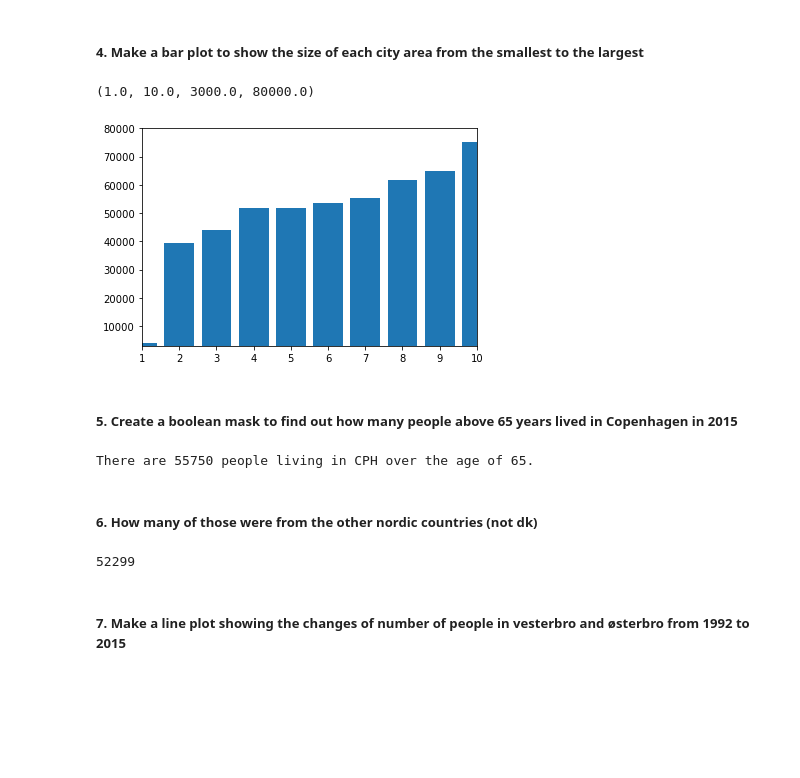
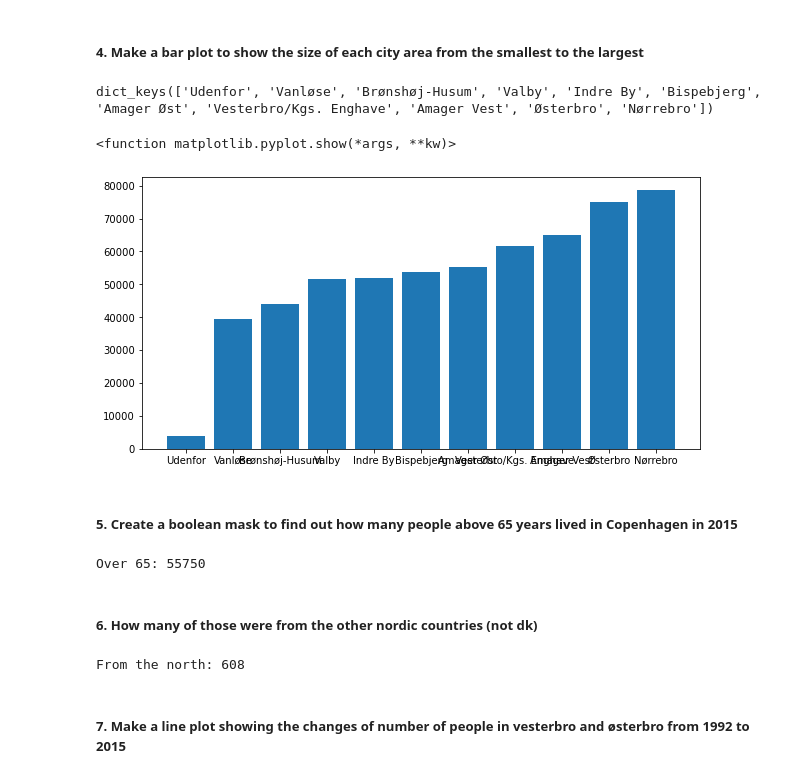
Before and after one commit to MiaSimone/Python_hand_in, a Jupyter notebook: Week_4.ipynb, the cells around one changed output. Cells and saved outputs as stored; diff of their text form; code cells hidden in the pictures; blank space fills up the shorter version.

```diff
--- a/Week_4.ipynb
+++ b/Week_4.ipynb
@@ -31,21 +31,3 @@ neighb
  99: 'Udenfor'}
 # %% [markdown]
 ##### 3. Find out how many people lived in each of the 11 areas in 2015
-# %%
-dd = bef_stats_df
-#mask = (dd[:,0] == 2015) & (dd[:,1] == 1)
-
-people_amount = []
-
-keys = []
-values = []
-for key in neighb:
-    keys.append(key)
-    values.append(neighb[key])
-
-for key in keys:
-    mask = (dd[:,0] == 2015) & (dd[:,1] == key)
-    people_amount.append(np.sum(dd[mask][:,4]))
-
-
-print('Population in each area: \n' + str(people_amount))
@@ -54,0 +34,12 @@ Population in each area:
+# %%
+dd = bef_stats_df
+
+mask_year = dd[:,0] == 2015
+year_arr = dd[mask_year]
+
+people_amount = {}
+
+for key in neighb:
+    people_amount[neighb[key]] = year[year[:,1] == key][:,-1].sum()
+
+people_amount
@@ -57,41 +60,40 @@ Population in each area:
 # %%
 # Asuming by 'size' it means the size of the population
 
-import matplotlib.pyplot as plt
+import matplotlib.pylab as plt
 
-people_amount.sort()
+sorted_as_tuples = sorted(people_amount.items(), key=lambda item: item[1])
+people_amount = {k: v for k, v in sorted_as_tuples}
 
-plt.bar(list(set(dd[:,1])), people_amount)
-plt.axis([1,10,3000,80000])
+plt.figure(figsize = (10, 5))
+plt.bar(people_amount.keys(), people_amount.values())
+plt.show
 # %% [output]
-(1.0, 10.0, 3000.0, 80000.0)
+dict_keys(['Udenfor', 'Vanløse', 'Brønshøj-Husum', 'Valby', 'Indre By', 'Bispebjerg', 'Amager Øst', 'Vesterbro/Kgs. Enghave', 'Amager Vest', 'Østerbro', 'Nørrebro'])
+<function matplotlib.pyplot.show(*args, **kw)>
-[figure, old version]
+[figure, new version]
 # %% [markdown]
 ##### 5. Create a boolean mask to find out how many people above 65 years lived in Copenhagen in 2015
 # %%
-bool_mask = (dd[:,0] == 2015) & (dd[:,2] > 65)
+over_65 = dd[(dd[:, 2] > 65) & mask_year]
 
-# Alder: col 2 = 65
-# copenhagen: col 1 = sum of 1-10
-# aar: col 0 = 2015
+print('Over 65:', over_65[:, -1].sum())
 
-old_people = np.sum(dd[bool_mask][:,4])
-
-print('There are',old_people, 'people living in CPH over the age of 65.')
+# bool_mask = (dd[:,0] == 2015) & (dd[:,2] > 65)
+# # Alder: col 2 = 65
+# # copenhagen: col 1 = sum of 1-10
+# # aar: col 0 = 2015
+# old_people = np.sum(dd[bool_mask][:,4])
+# print('There are',old_people, 'people living in CPH over the age of 65.')
 # %% [output]
-There are 55750 people living in CPH over the age of 65.
+Over 65: 55750
 # %% [markdown]
 ##### 6. How many of those were from the other nordic countries (not dk)
-# %%
-# Danes (STATKODE == 5100)
-
-bool_mask2 = (dd[:,2] > 65) & (dd[:,0] == 2015) & (dd[:,3] == 5100)
-
-old_people_danes = np.sum(dd[bool_mask2][:,4])
-
-print(old_people_danes)
-# %% [output]
-52299
+# %%
+north = [5101, 5104, 5106, 5107, 5110, 5120, 5901, 5902]
+print('From the north:', over_65[np.in1d(over_65[:, 3], north)][:, -1].sum())
+# %% [output]
+From the north: 608
 # %% [markdown]
 ##### 7. Make a line plot showing the changes of number of people in vesterbro and østerbro from 1992 to 2015
 # %%
```
Also changed, not shown: parts of 9 cells of this notebook, 9 other files.
